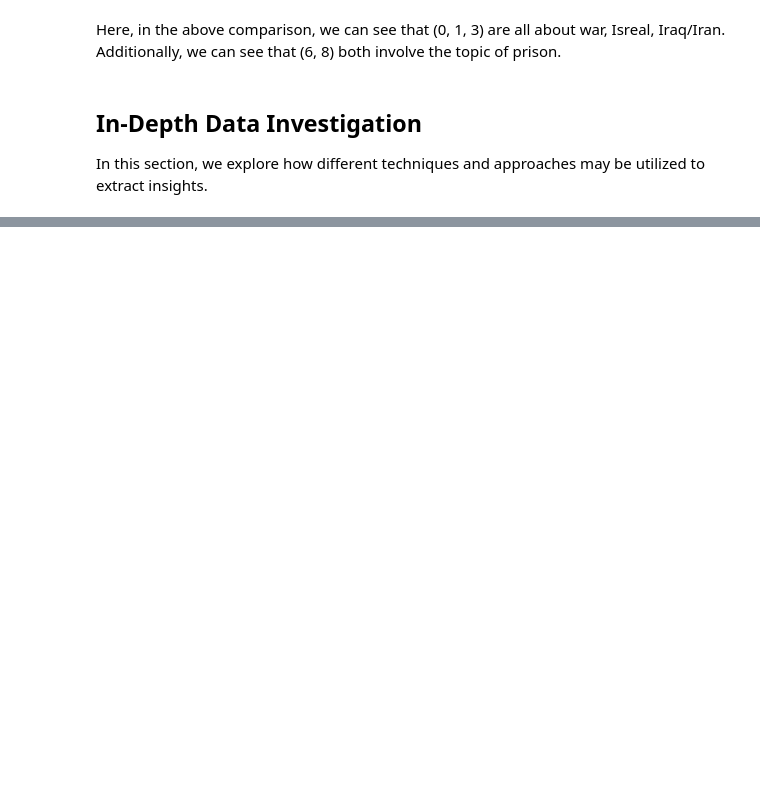
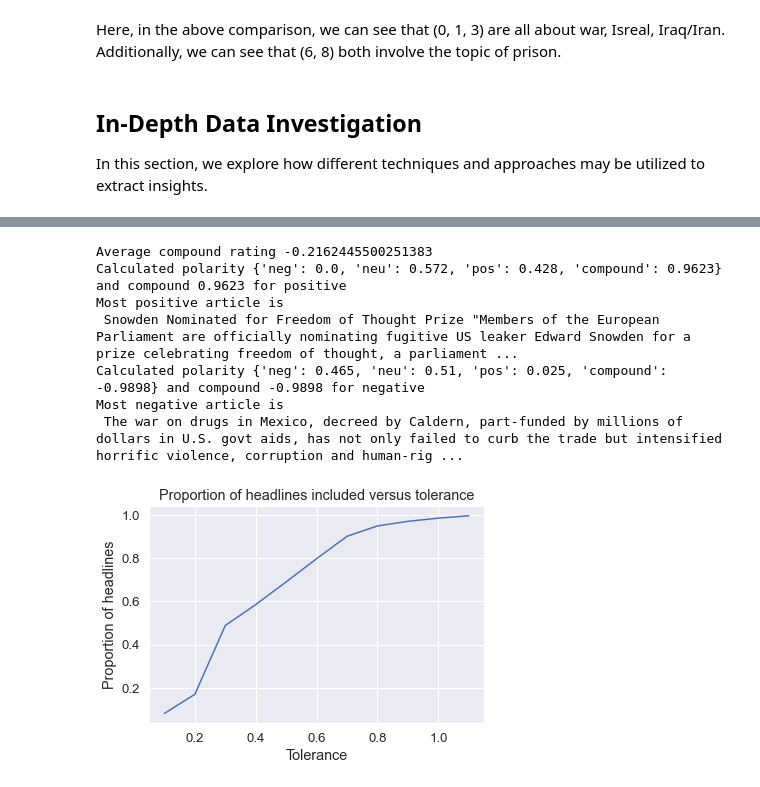
Before and after one commit to timothycobrien/mlproj, a Jupyter notebook: project.ipynb, the cells around one changed output, grey strips where cells are left out. Drawn from its saved outputs; the diff is of its cells as text; code cells hidden in the pictures; blank space fills up the shorter version.

Commit message:
added in sentiment analysis

```diff
--- a/project.ipynb
+++ b/project.ipynb
@@ -213,0 +215,5 @@ Chinese ship uses Molotov cocktails to fight off Somali pirates
+# %%
+import nltk
+nltk.download('vader_lexicon')
+from nltk.sentiment.vader import SentimentIntensityAnalyzer
+sen = SentimentIntensityAnalyzer()
@@ -213,0 +224,49 @@ Chinese ship uses Molotov cocktails to fight off Somali pirates
+# %%
+# creates polarity scores for all news articles
+flat_news = []
+news_pol = [[] for i in range(10)]
+for i in range(1, 11):
+    accessStr = "Top" + str(i)
+    topCur = []
+    for headLine in combined_dataset[accessStr]:
+        topCur.append(sen.polarity_scores(headLine))
+        flat_news.append(headLine)
+    compound = [x['neg'] for x in topCur]
+    news_pol[i-1] = topCur
+# %%
+# calculate some statistics
+flat_list = [x for top in news_pol for x in top]
+neg_list = [x['neg'] for x in flat_list]
+neu_list = [x['neu'] for x in flat_list]
+pos_list = [x['pos'] for x in flat_list]
+comp_list = [x['compound'] for x in flat_list]
+
+avg_comp = np.average(comp_list)
+print("Average compound rating {}".format(avg_comp))
+max_ind = (np.argmax(comp_list))
+min_ind = (np.argmin(comp_list))
+print("Calculated polarity {} and compound {} for positive".format(sen.polarity_scores(flat_news[max_ind]), comp_list[max_ind]))
+print("Most positive article is \n", flat_news[max_ind])
+print("Calculated polarity {} and compound {} for negative".format(sen.polarity_scores(flat_news[min_ind]), comp_list[min_ind]))
+print("Most negative article is \n", flat_news[min_ind])
+
+threshholds = [.1 * i for i in range(1, 12)]
+t_arr = []
+for t in threshholds:
+    lower, upper = avg_comp - t, avg_comp + t
+    percentile = np.count_nonzero((lower < comp_list) & (comp_list < upper))/len(comp_list)
+    t_arr.append(percentile)
+plt.plot(threshholds, t_arr)
+plt.title("Proportion of headlines included versus tolerance")
+plt.xlabel("Tolerance")
+plt.ylabel("Proportion of headlines")
+plt.show()
+# %% [output]
+Average compound rating -0.2162445500251383
+Calculated polarity {'neg': 0.0, 'neu': 0.572, 'pos': 0.428, 'compound': 0.9623} and compound 0.9623 for positive
+Most positive article is
+ Snowden Nominated for Freedom of Thought Prize "Members of the European Parliament are officially nominating fugitive US leaker Edward Snowden for a prize celebrating freedom of thought, a parliament ...
+Calculated polarity {'neg': 0.465, 'neu': 0.51, 'pos': 0.025, 'compound': -0.9898} and compound -0.9898 for negative
+Most negative article is
+ The war on drugs in Mexico, decreed by Caldern, part-funded by millions of dollars in U.S. govt aids, has not only failed to curb the trade but intensified horrific violence, corruption and human-rig ...
+[figure, added]
```
Also changed, not shown: parts of 9 cells of this notebook.
